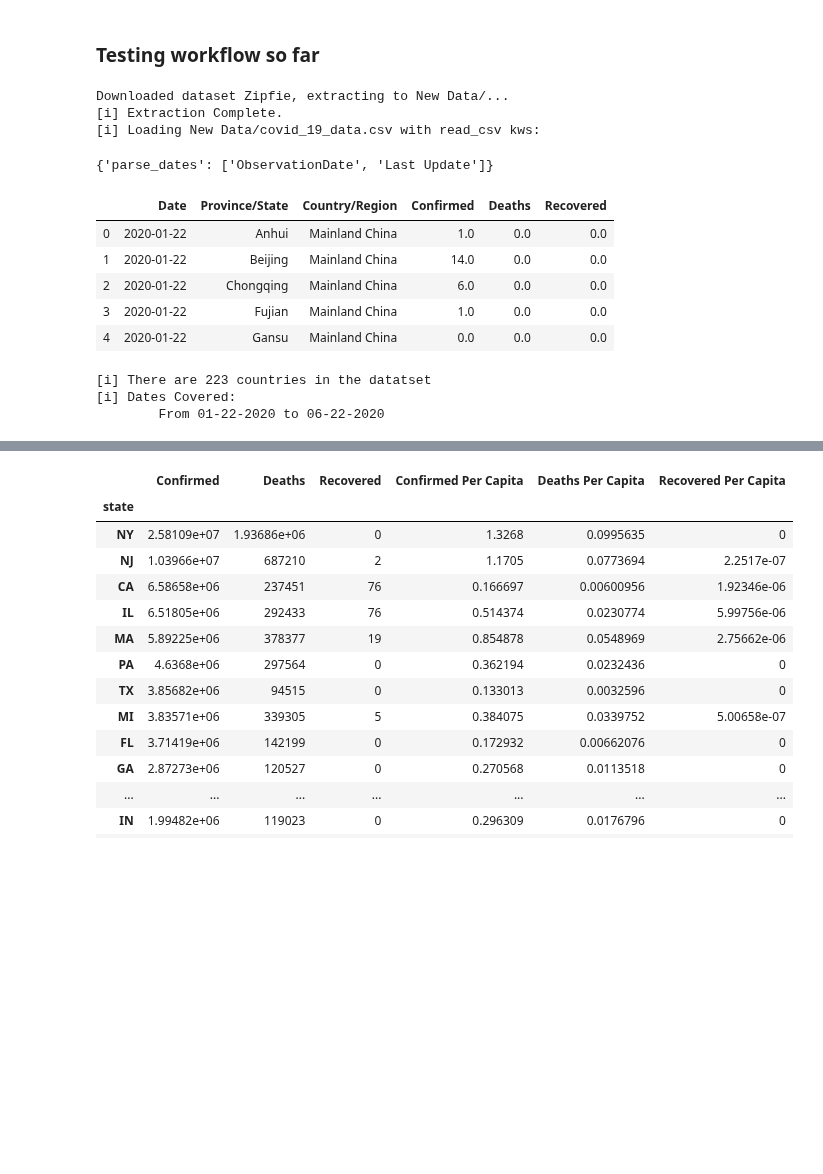
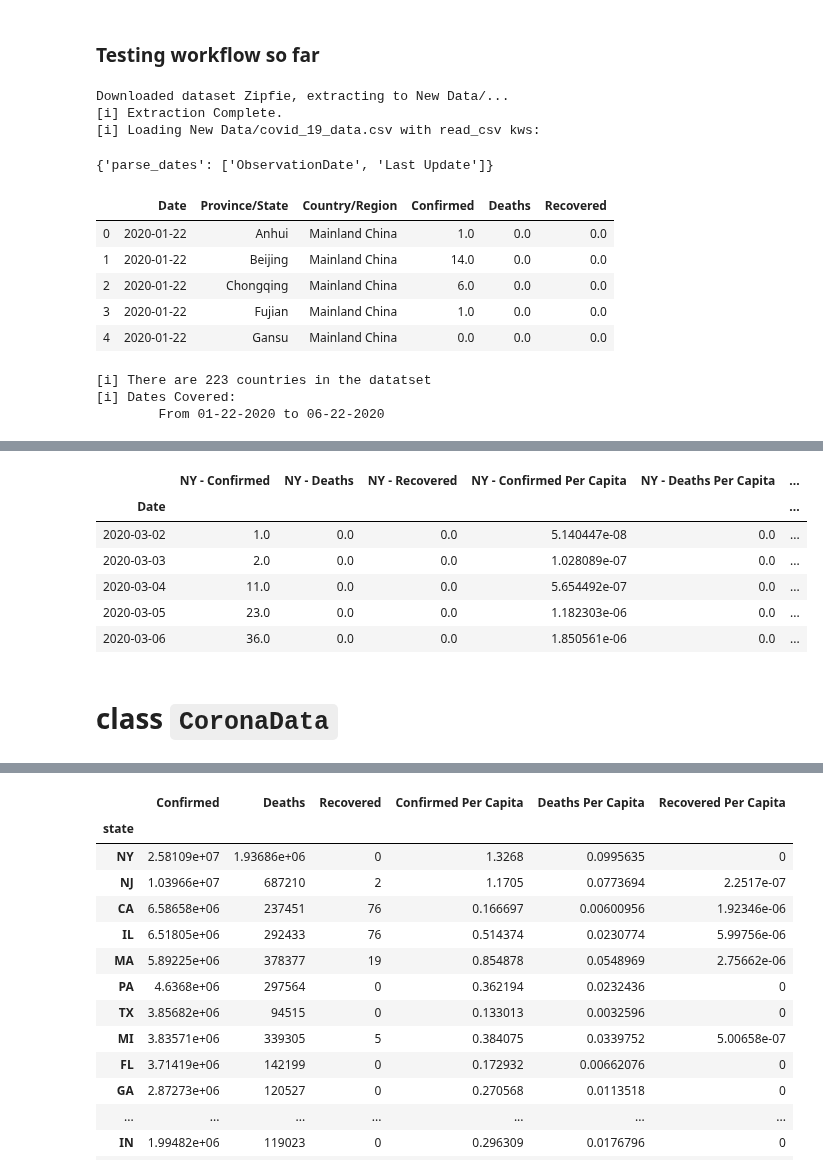
Before and after one commit to jirvingphd/playing-with-coronavirus-data, a Jupyter notebook: coronavirus-best.ipynb, the cells around one changed output, grey strips where cells are left out. Cells and saved outputs as stored; diff of their text form; code cells hidden in the pictures; blank space fills up the shorter version.

```diff
--- a/coronavirus-best.ipynb
+++ b/coronavirus-best.ipynb
@@ -179,7 +164,7 @@ def set_datetime_index(df_,col='Date'):#,drop_old=False):
 # %%
-state_url = 'https://raw.githubusercontent.com/jirvingphd/List-of-US-States/master/states.csv'
-state_lookup = pd.read_csv(state_url)
+# state_url = 'https://raw.githubusercontent.com/jirvingphd/List-of-US-States/master/states.csv'
+# state_lookup = pd.read_csv(state_url)
 
-state_lookup = state_lookup.append({'State':'Puerto Rico','Abbreviation':'PR'},ignore_index=True)
+# state_lookup = state_lookup.append({'State':'Puerto Rico','Abbreviation':'PR'},ignore_index=True)
 
-state_lookup
+# state_lookup
@@ -370,26 +330,37 @@ df
 # %%
 main_file = download_coronavirus_data()
 raw_df = load_raw_df(main_file)
 df = get_and_clean_US(raw_df)
-df.head()
+display(df.head())
+NY = get_state_ts(df,'NY')
+NY.head()
 # %% [output]
 Downloaded dataset Zipfie, extracting to New Data/...
 [i] Extraction Complete.
 [i] Loading New Data/covid_19_data.csv with read_csv kws:
 {'parse_dates': ['ObservationDate', 'Last Update']}
 |  | Date | Province/State | Country/Region | Confirmed | Deaths | Recovered |
 | 0 | 2020-01-22 | Anhui | Mainland China | 1.0 | 0.0 | 0.0 |
 | 1 | 2020-01-22 | Beijing | Mainland China | 14.0 | 0.0 | 0.0 |
 | 2 | 2020-01-22 | Chongqing | Mainland China | 6.0 | 0.0 | 0.0 |
 | 3 | 2020-01-22 | Fujian | Mainland China | 1.0 | 0.0 | 0.0 |
 | 4 | 2020-01-22 | Gansu | Mainland China | 0.0 | 0.0 | 0.0 |
 [i] There are 223 countries in the datatset
 [i] Dates Covered:
         From 01-22-2020 to 06-22-2020
 |  | Province/State | Country/Region | Confirmed | Deaths | Recovered | state | State | Abbreviation | ... |
 | Date |  |  |  |  |  |  |  |  | ... |
 | 2020-01-22 | Washington | US | 1.0 | 0.0 | 0.0 | WA | Washington | WA | ... |
 | 2020-01-23 | Washington | US | 1.0 | 0.0 | 0.0 | WA | Washington | WA | ... |
 | 2020-01-24 | Washington | US | 1.0 | 0.0 | 0.0 | WA | Washington | WA | ... |
 | 2020-01-25 | Washington | US | 1.0 | 0.0 | 0.0 | WA | Washington | WA | ... |
 | 2020-01-26 | Washington | US | 1.0 | 0.0 | 0.0 | WA | Washington | WA | ... |
+|  | NY - Confirmed | NY - Deaths | NY - Recovered | NY - Confirmed Per Capita | NY - Deaths Per Capita | ... |
+| Date |  |  |  |  |  | ... |
+| 2020-03-02 | 1.0 | 0.0 | 0.0 | 5.140447e-08 | 0.0 | ... |
+| 2020-03-03 | 2.0 | 0.0 | 0.0 | 1.028089e-07 | 0.0 | ... |
+| 2020-03-04 | 11.0 | 0.0 | 0.0 | 5.654492e-07 | 0.0 | ... |
+| 2020-03-05 | 23.0 | 0.0 | 0.0 | 1.182303e-06 | 0.0 | ... |
+| 2020-03-06 | 36.0 | 0.0 | 0.0 | 1.850561e-06 | 0.0 | ... |
+# %% [markdown]
+# class `CoronaData`
```
Also changed, not shown: parts of 95 cells of this notebook, 1 other file.
